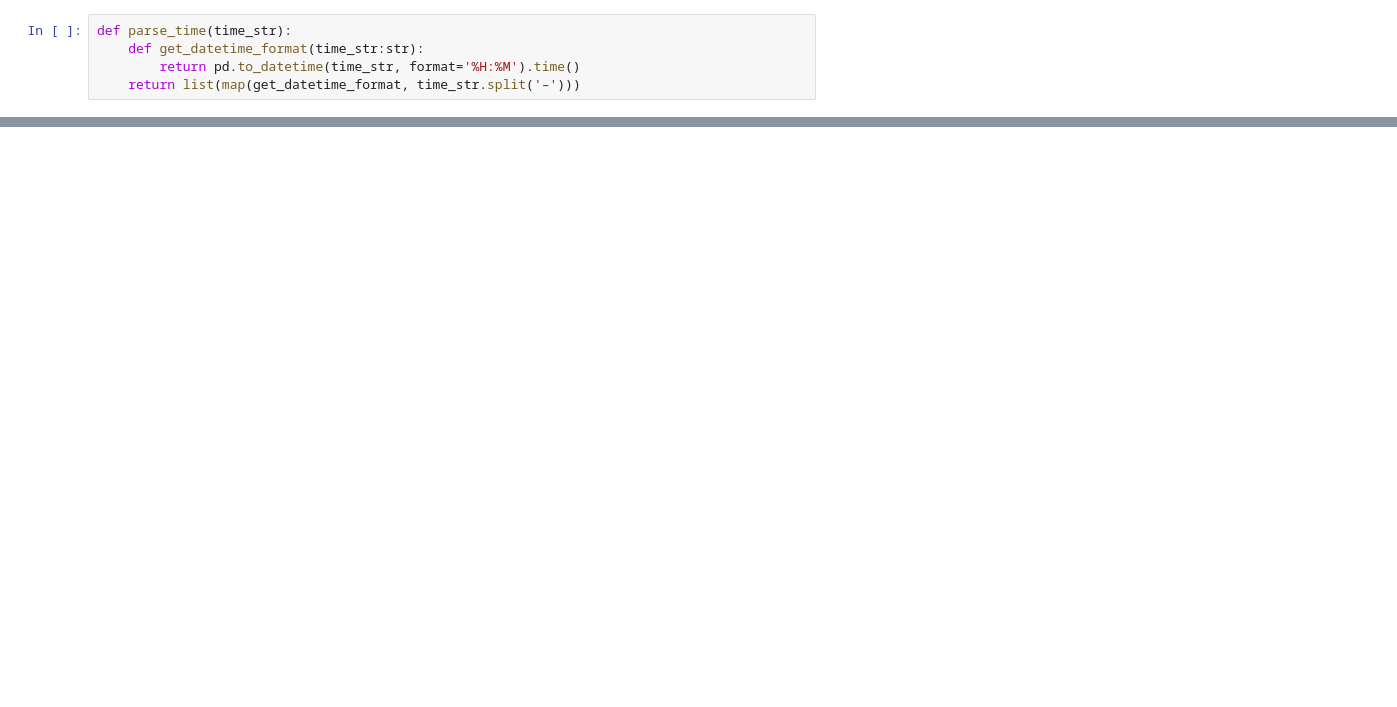
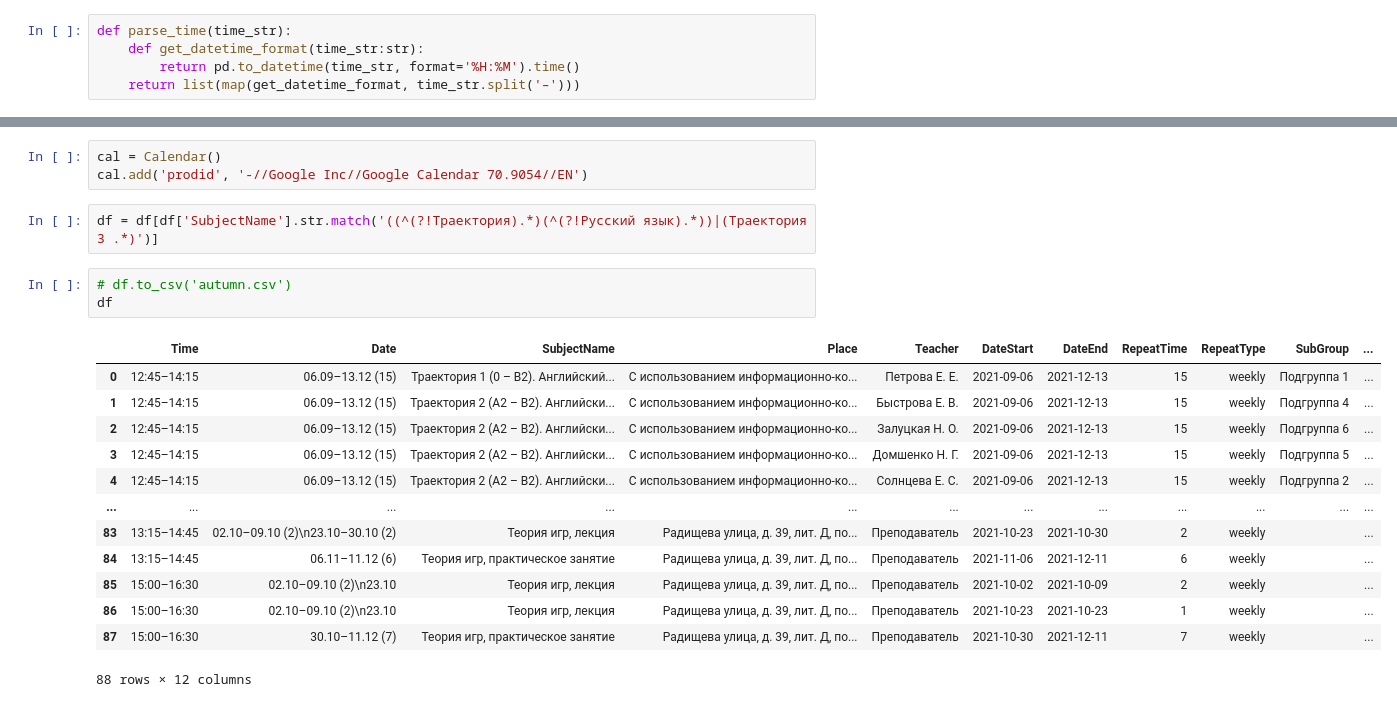
Before and after one commit to Karpovich-alex/spbuScheduleConvertor, a Jupyter notebook: parsing_excel.ipynb, the cells around one changed output, grey strips where cells are left out. Cells and saved outputs as stored; diff of their text form; blank space fills up the shorter version.

```diff
--- a/parsing_excel.ipynb
+++ b/parsing_excel.ipynb
@@ -84,0 +213,22 @@ df['StartTime'], df['EndTime'] = iter_over_colmns(df_parsed_time, 2)
+# %%
+cal = Calendar()
+cal.add('prodid', '-//Google Inc//Google Calendar 70.9054//EN')
+# %%
+df = df[df['SubjectName'].str.match('((^(?!Траектория).*)(^(?!Русский язык).*))|(Траектория 3 .*)')]
+# %%
+# df.to_csv('autumn.csv')
+df
+# %% [output]
+|  | Time | Date | SubjectName | Place | Teacher | DateStart | DateEnd | RepeatTime | RepeatType | SubGroup | ... |
+| 0 | 12:45–14:15 | 06.09–13.12 (15) | Траектория 1 (0 – В2). Английский... | С использованием информационно-ко... | Петрова Е. Е. | 2021-09-06 | 2021-12-13 | 15 | weekly | Подгруппа 1 | ... |
+| 1 | 12:45–14:15 | 06.09–13.12 (15) | Траектория 2 (А2 – В2). Английски... | С использованием информационно-ко... | Быстрова Е. В. | 2021-09-06 | 2021-12-13 | 15 | weekly | Подгруппа 4 | ... |
+| 2 | 12:45–14:15 | 06.09–13.12 (15) | Траектория 2 (А2 – В2). Английски... | С использованием информационно-ко... | Залуцкая Н. О. | 2021-09-06 | 2021-12-13 | 15 | weekly | Подгруппа 6 | ... |
+| 3 | 12:45–14:15 | 06.09–13.12 (15) | Траектория 2 (А2 – В2). Английски... | С использованием информационно-ко... | Домшенко Н. Г. | 2021-09-06 | 2021-12-13 | 15 | weekly | Подгруппа 5 | ... |
+| 4 | 12:45–14:15 | 06.09–13.12 (15) | Траектория 2 (А2 – В2). Английски... | С использованием информационно-ко... | Солнцева Е. С. | 2021-09-06 | 2021-12-13 | 15 | weekly | Подгруппа 2 | ... |
+| ... | ... | ... | ... | ... | ... | ... | ... | ... | ... | ... | ... |
+| 83 | 13:15–14:45 | 02.10–09.10 (2)\n23.10–30.10 (2) | Теория игр, лекция | Радищева улица, д. 39, лит. Д, по... | Преподаватель | 2021-10-23 | 2021-10-30 | 2 | weekly |  | ... |
+| 84 | 13:15–14:45 | 06.11–11.12 (6) | Теория игр, практическое занятие | Радищева улица, д. 39, лит. Д, по... | Преподаватель | 2021-11-06 | 2021-12-11 | 6 | weekly |  | ... |
+| 85 | 15:00–16:30 | 02.10–09.10 (2)\n23.10 | Теория игр, лекция | Радищева улица, д. 39, лит. Д, по... | Преподаватель | 2021-10-02 | 2021-10-09 | 2 | weekly |  | ... |
+| 86 | 15:00–16:30 | 02.10–09.10 (2)\n23.10 | Теория игр, лекция | Радищева улица, д. 39, лит. Д, по... | Преподаватель | 2021-10-23 | 2021-10-23 | 1 | weekly |  | ... |
+| 87 | 15:00–16:30 | 30.10–11.12 (7) | Теория игр, практическое занятие | Радищева улица, д. 39, лит. Д, по... | Преподаватель | 2021-10-30 | 2021-12-11 | 7 | weekly |  | ... |
+88 rows × 12 columns
```
Also changed, not shown: parts of 27 cells of this notebook, 2 other files.
